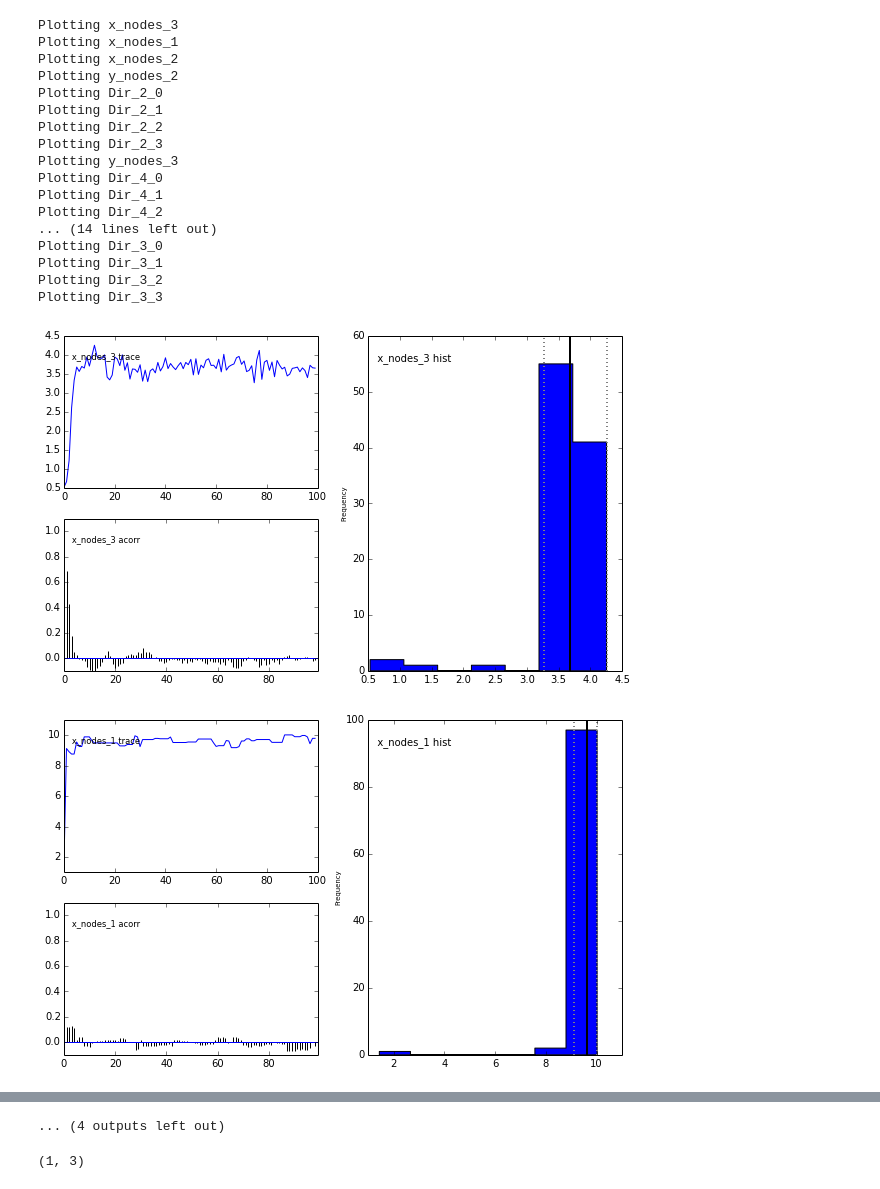
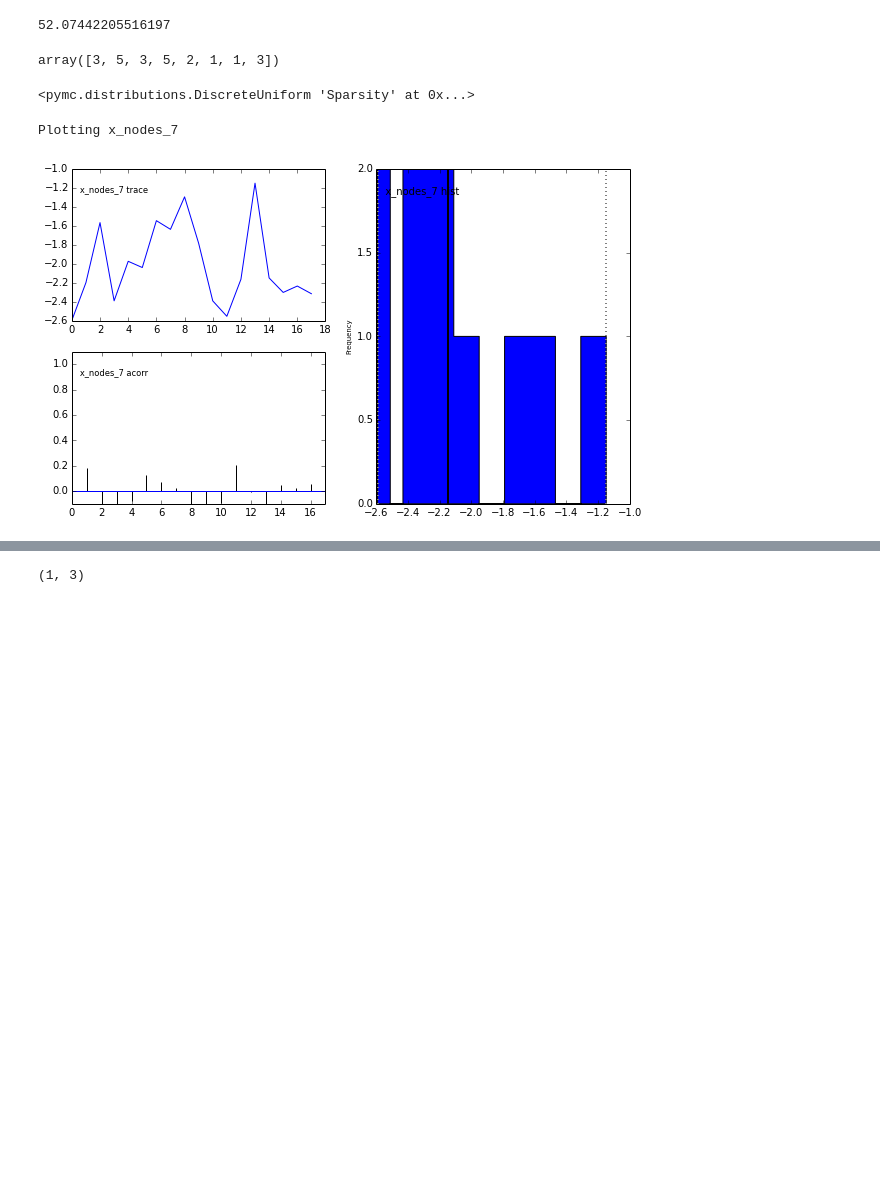
Before and after one commit to sisl/autoATC, a Jupyter notebook: MCMC/MCMC_toy.ipynb, the cells around one changed output, grey strips where cells are left out. Drawn from its saved outputs; the diff is of its cells as text; code cells hidden in the pictures; blank space fills up the shorter version.

```diff
--- a/MCMC/MCMC_toy.ipynb
+++ b/MCMC/MCMC_toy.ipynb
@@ -3,7 +3,9 @@
 import pymc.Matplot as pymcPlt
 import pymc
 import matplotlib.pyplot as plt
+import matplotlib
 import numpy as np
+matplotlib.rcParams['figure.figsize'] = (10,10)
 # %%
 np.set_printoptions(formatter={'float': '{: 0.3f}'.format})
 # %%
@@ -53,22 +84,17 @@ toy.dataScore.get_logp() #-191 with 3 points / -62 with 4 points / -22 with 5 po
+# %%
+M.logp
+# %% [output]
+52.07442205516197
+# %%
+M.trace('Sparsity')()[1]
+# %% [output]
+array([3, 5, 3, 5, 2, 1, 1, 3])
+# %%
+M.get_node('Sparsity_9')
+# %% [output]
+<pymc.distributions.DiscreteUniform 'Sparsity' at 0x...>
 # %%
-pymcPlt.plot(M)
+pymcPlt.plot(M.get_node('x_nodes_7'))
 # %% [output]
-Plotting x_nodes_3
-Plotting x_nodes_1
-Plotting x_nodes_2
-Plotting y_nodes_2
-Plotting Dir_2_0
-Plotting Dir_2_1
-Plotting Dir_2_2
-Plotting Dir_2_3
-Plotting y_nodes_3
-Plotting Dir_4_0
-Plotting Dir_4_1
-Plotting Dir_4_2
-... (14 lines left out)
-Plotting Dir_3_0
-Plotting Dir_3_1
-Plotting Dir_3_2
-Plotting Dir_3_3
+Plotting x_nodes_7
-[figure, old version]
+[figure, new version]
-[figure, removed]
@@ -84,4 +101,3 @@ Plotting Dir_3_3
-... (4 outputs left out)
 # %%
 so, sd
 # %% [output]
```
Also changed, not shown: parts of 23 cells of this notebook, 1 other file.
